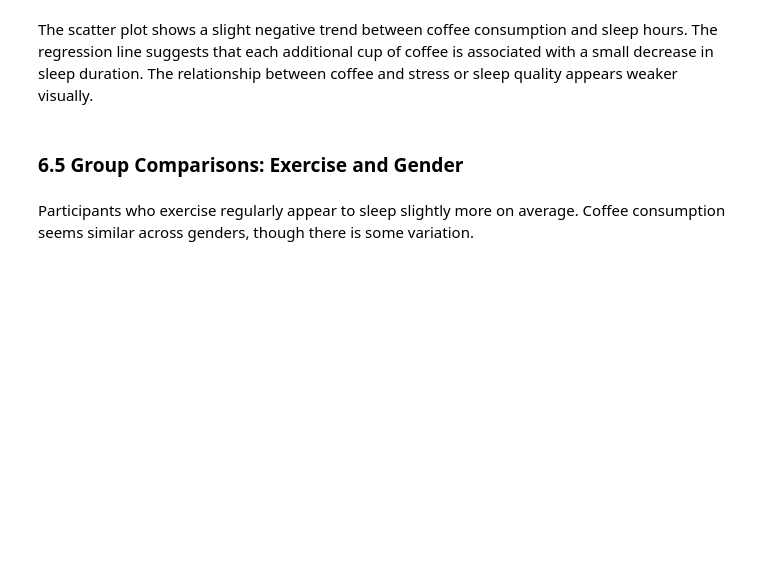
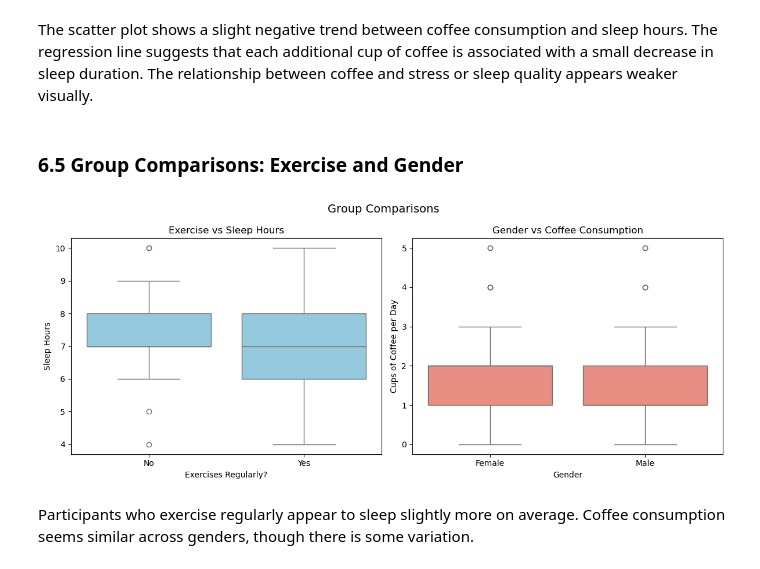
Before and after one commit to Serasb/DSA210-Project, a Jupyter notebook: EDA.ipynb, the cells around one changed output. Cells and saved outputs as stored; diff of their text form; code cells hidden in the pictures; blank space fills up the shorter version.

```diff
--- a/EDA.ipynb
+++ b/EDA.ipynb
@@ -190,21 +261,23 @@ The scatter plot shows a slight negative trend between coffee consumption and sl
 # %%
 fig, axes = plt.subplots(1, 2, figsize=(12, 5))
 fig.suptitle("Group Comparisons", fontsize=14)
 
 # Exercise vs sleep hours
-sns.boxplot(x="exercise", y="sleep_hours", data=df, ax=axes[0], palette="Set2")
+sns.boxplot(x="exercise", y="sleep_hours", data=df, ax=axes[0], color="skyblue")
 axes[0].set_title("Exercise vs Sleep Hours")
 axes[0].set_xlabel("Exercises Regularly?")
 axes[0].set_ylabel("Sleep Hours")
 
 # Gender vs coffee
-sns.boxplot(x="gender", y="coffee", data=df, ax=axes[1], palette="Set1")
+sns.boxplot(x="gender", y="coffee", data=df, ax=axes[1], color="salmon")
 axes[1].set_title("Gender vs Coffee Consumption")
 axes[1].set_xlabel("Gender")
 axes[1].set_ylabel("Cups of Coffee per Day")
 
 plt.tight_layout()
 plt.show()
+# %% [output]
+[figure, added]
 # %% [markdown]
 Participants who exercise regularly appear to sleep slightly more on average. Coffee consumption seems similar across genders, though there is some variation.
 # %% [markdown]
```
Also changed, not shown: parts of 16 cells of this notebook.
